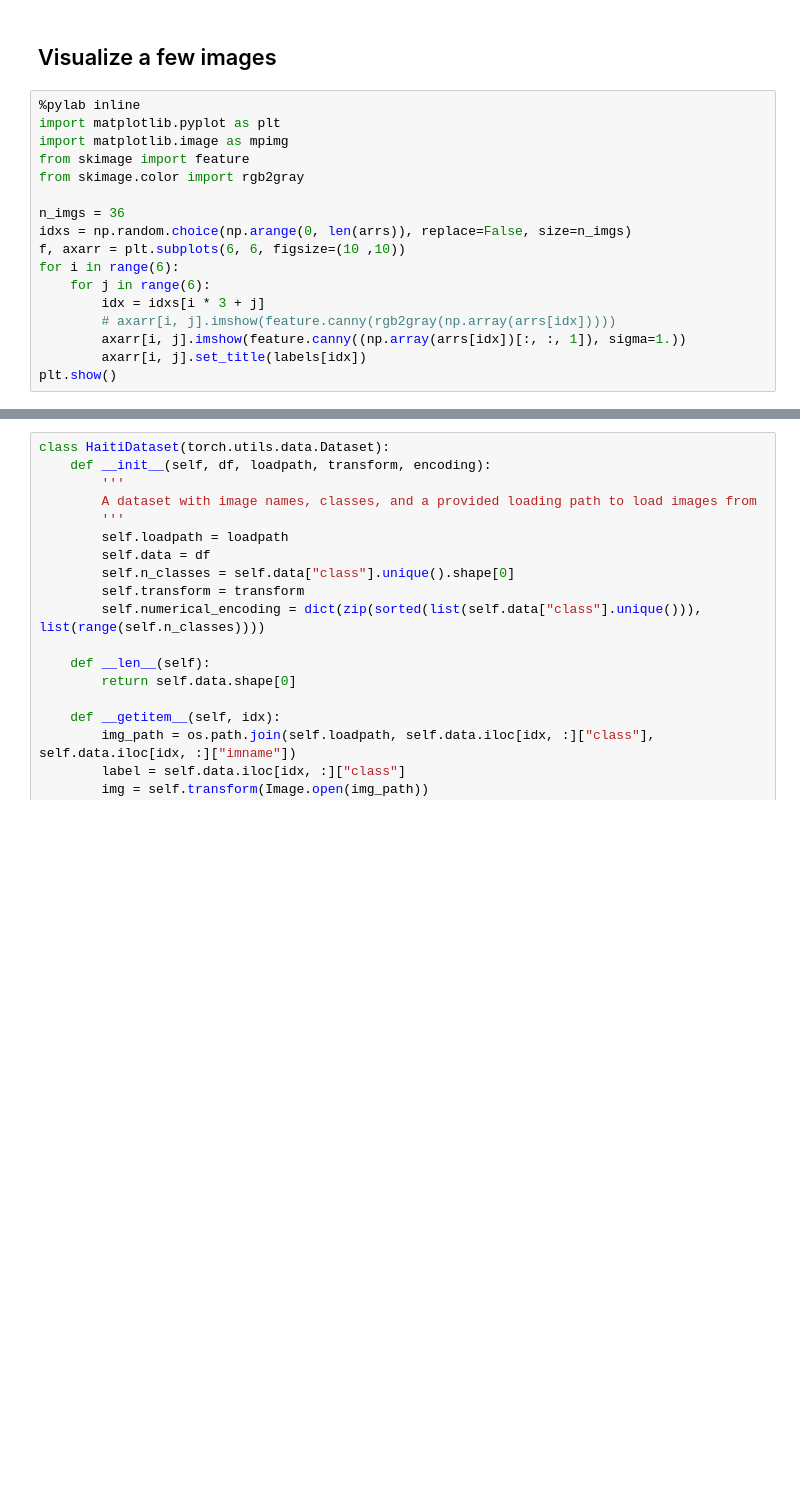
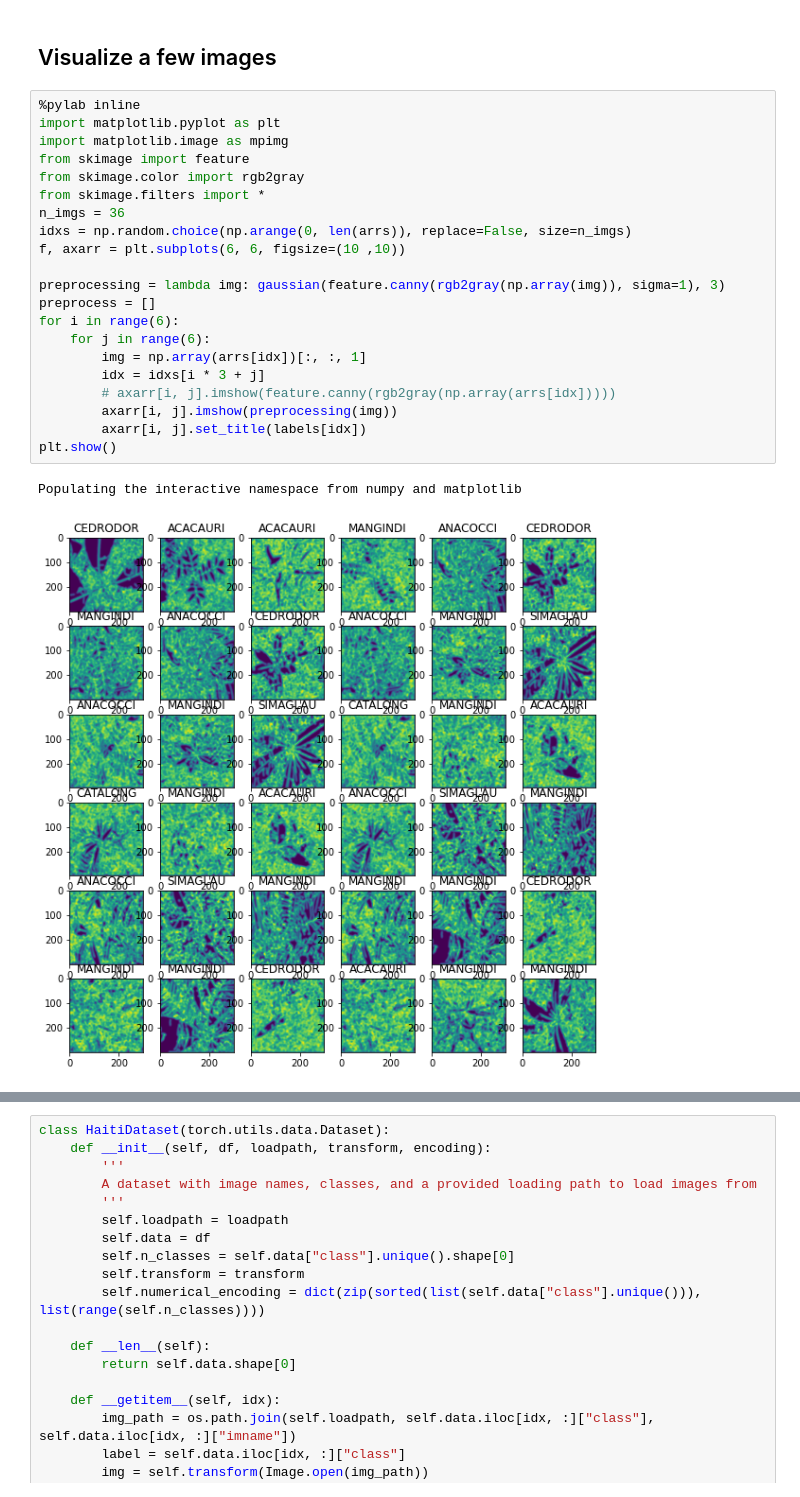
Before and after one commit to Greenstand/treetracker-machine-learning, a Jupyter notebook: species_classification/small_inception.ipynb, the cells around one changed output, grey strips where cells are left out. Drawn from its saved outputs; the diff is of its cells as text; blank space fills up the shorter version.

```diff
--- a/species_classification/small_inception.ipynb
+++ b/species_classification/small_inception.ipynb
@@ -116,18 +111,25 @@ NameError: name 'logging' is not defined
 # %%
 %pylab inline
 import matplotlib.pyplot as plt
 import matplotlib.image as mpimg
 from skimage import feature
 from skimage.color import rgb2gray
-
+from skimage.filters import *
 n_imgs = 36
 idxs = np.random.choice(np.arange(0, len(arrs)), replace=False, size=n_imgs)
 f, axarr = plt.subplots(6, 6, figsize=(10 ,10))
+
+preprocessing = lambda img: gaussian(feature.canny(rgb2gray(np.array(img)), sigma=1), 3)
+preprocess = []
 for i in range(6):
     for j in range(6):
+        img = np.array(arrs[idx])[:, :, 1]
         idx = idxs[i * 3 + j]
         # axarr[i, j].imshow(feature.canny(rgb2gray(np.array(arrs[idx]))))
-        axarr[i, j].imshow(feature.canny((np.array(arrs[idx])[:, :, 1]), sigma=1.))
+        axarr[i, j].imshow(preprocessing(img))
         axarr[i, j].set_title(labels[idx])
 plt.show()
+# %% [output]
+Populating the interactive namespace from numpy and matplotlib
+[figure, added]
 # %%
```
Also changed, not shown: parts of 14 cells of this notebook.
